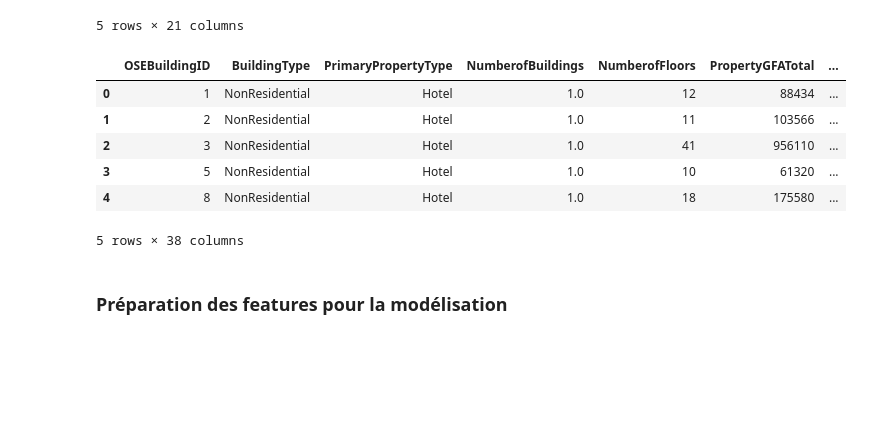
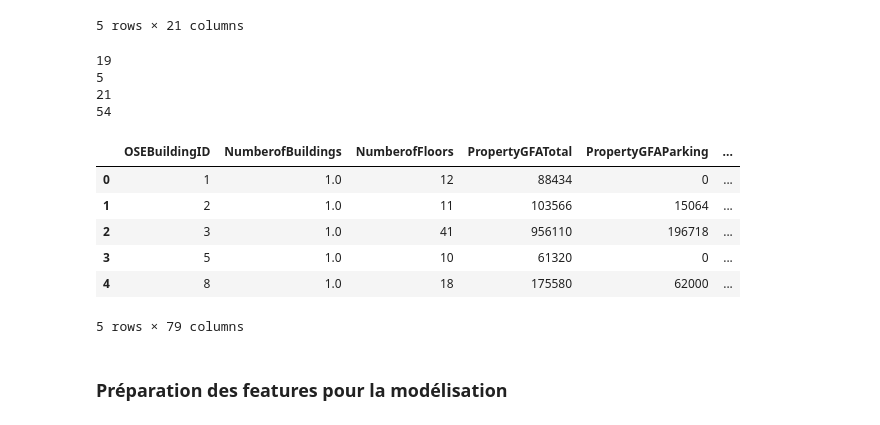
Before and after one commit to Soct/formation_OC, a Jupyter notebook: projet 3/P3_template_modelistation_supervisee_data_scientist.ipynb, the cells around one changed output. Saved outputs shown, nothing was run; the diff lists cells and outputs as text; code cells hidden in the pictures; blank space fills up the shorter version.

```diff
--- a/projet 3/P3_template_modelistation_supervisee_data_scientist.ipynb
+++ b/projet 3/P3_template_modelistation_supervisee_data_scientist.ipynb
@@ -271,33 +271,49 @@ building_consumption_w_drop.head()
 | 3 | 5 | NonResidential | Hotel | DOWNTOWN | 1.0 | 10 | ... |
 | 4 | 8 | NonResidential | Hotel | DOWNTOWN | 1.0 | 18 | ... |
 5 rows × 21 columns
+# %%
+print(len(pd.unique(building_consumption_w_drop["Neighborhood"])))
+print(len(pd.unique(building_consumption_w_drop["BuildingType"])))
+print(len(pd.unique(building_consumption_w_drop["PrimaryPropertyType"])))
+print(len(pd.unique(building_consumption_w_drop["LargestPropertyUseType"])))
+# %% [output]
+19
+5
+21
+54
 # %%
 def encode_column_with_onehot(df, column_name):
     # Initialiser le OneHotEncoder
-    encoder = OneHotEncoder(sparse_output=False, drop='first')  # drop='first' pour éviter la multicolinéarité
+    if column_name not in df.columns:
+        print(f"La colonne '{column_name}' n'existe pas dans le DataFrame.")
+        return df  # Retourner le DataFrame original sans modification
+    encoder = OneHotEncoder(sparse_output=False, drop='first', max_categories=21)  # drop='first' pour éviter la multicolinéarité
     # Appliquer l'encodage sur la colonne spécifiée
     encoded_array = encoder.fit_transform(df[[column_name]])
     # Récupérer les noms des colonnes encodées
     encoded_cols = encoder.get_feature_names_out([column_name])
     # Créer un DataFrame avec les colonnes encodées
     df_encoded = pd.DataFrame(encoded_array, columns=encoded_cols, index=df.index)
     # Supprimer la colonne originale
     df = df.drop(columns=[column_name])
     # Concaténer le DataFrame original avec les colonnes encodées
     df_final = pd.concat([df, df_encoded], axis=1)
     return df_final
 
 
 building_consumption_w_drop = encode_column_with_onehot(building_consumption_w_drop, "Neighborhood")
+building_consumption_w_drop = encode_column_with_onehot(building_consumption_w_drop, "BuildingType")
+building_consumption_w_drop = encode_column_with_onehot(building_consumption_w_drop, "PrimaryPropertyType")
+building_consumption_w_drop = encode_column_with_onehot(building_consumption_w_drop, "LargestPropertyUseType")
 building_consumption_w_drop.head()
 # %% [output]
-|  | OSEBuildingID | BuildingType | PrimaryPropertyType | NumberofBuildings | NumberofFloors | PropertyGFATotal | ... |
-| 0 | 1 | NonResidential | Hotel | 1.0 | 12 | 88434 | ... |
-| 1 | 2 | NonResidential | Hotel | 1.0 | 11 | 103566 | ... |
-| 2 | 3 | NonResidential | Hotel | 1.0 | 41 | 956110 | ... |
-| 3 | 5 | NonResidential | Hotel | 1.0 | 10 | 61320 | ... |
-| 4 | 8 | NonResidential | Hotel | 1.0 | 18 | 175580 | ... |
+|  | OSEBuildingID | NumberofBuildings | NumberofFloors | PropertyGFATotal | PropertyGFAParking | ... |
+| 0 | 1 | 1.0 | 12 | 88434 | 0 | ... |
+| 1 | 2 | 1.0 | 11 | 103566 | 15064 | ... |
+| 2 | 3 | 1.0 | 41 | 956110 | 196718 | ... |
+| 3 | 5 | 1.0 | 10 | 61320 | 0 | ... |
+| 4 | 8 | 1.0 | 18 | 175580 | 62000 | ... |
-5 rows × 38 columns
+5 rows × 79 columns
 # %% [markdown]
 ### Préparation des features pour la modélisation
 # %% [markdown]
```
Also changed, not shown: 1 other file.
